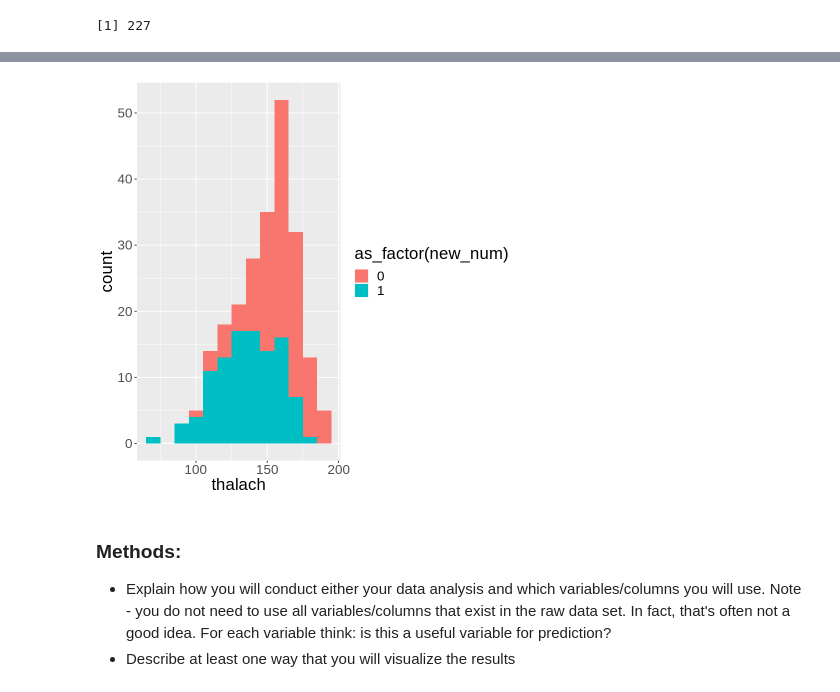
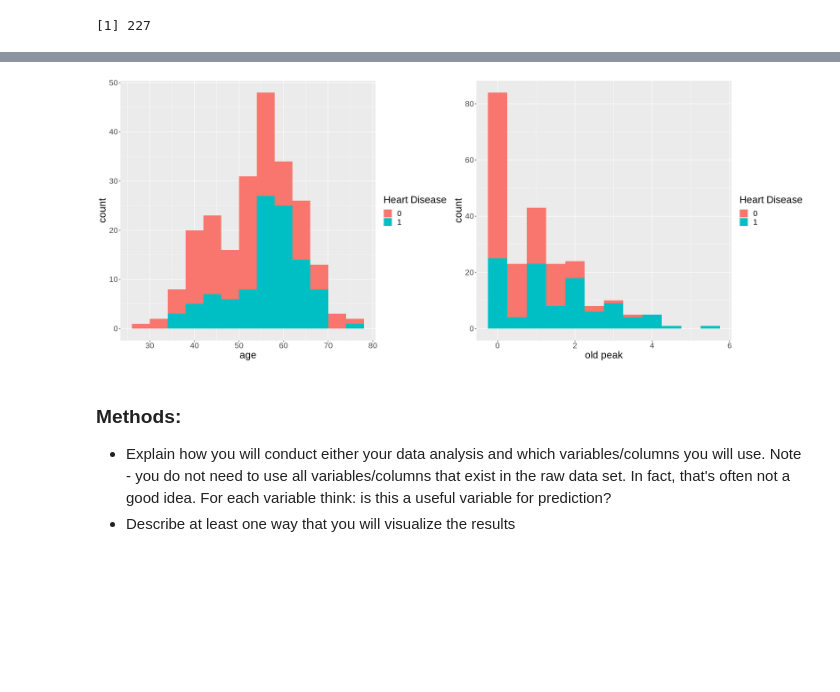
Before and after one commit to sherrii-Xia/DSCI_100_WT2, a Jupyter notebook: project/group_proposal.ipynb, the cells around one changed output, grey strips where cells are left out. Cells and saved outputs as stored; diff of their text form; code cells hidden in the pictures; blank space fills up the shorter version.

```diff
--- a/project/group_proposal.ipynb
+++ b/project/group_proposal.ipynb
@@ -165,6 +159,15 @@ sumOfData
 is.na(hd_train)
 (num_of_missing_columns <- sum(is.na(hd_train)))
 ## Noted that there is no missing value so there is no rows with missing value
+
+
+
+(row_with_question <- hd_train |>
+                    filter(thal == "?"))
+## Noted that there is 2 row with "?" in variable thal, which means they dont have measurement of the thal
+## We filter out those 2 row in our traning Set
+hd_train <- hd_train |>
+            filter(thal != "?")
 # %% [output]
 A matrix: 227 × 15 of type lgl
 | age | sex | cp | trestbps | chol | fbs | restecg | thalach | exang | oldpeak | slope | ca | ... |
@@ -198,12 +285,21 @@ trestbpsVSchol
 # %%
-thalachVSold_peak <-  hd_train |>
-ggplot(aes(x = thalach, fill = as_factor(new_num))) +
-geom_histogram(binwidth = 10) +
-labs(x = "thalach") +
+
+#options(repr.plot.width = 9,repr.plot.height =8)
+
+historgram_age <- hd_train |>
+ggplot(aes(x = age,  fill = as_factor(new_num))) +
+geom_histogram(binwidth = 4) +
+labs(x = "age", fill = "Heart Disease") +
 theme(text = element_text(size = 20))
-thalachVSold_peak
+
+historgram_oldpeak <- hd_train |>
+ggplot(aes(x = oldpeak,  fill = as_factor(new_num))) +
+geom_histogram(binwidth = 0.5) +
+labs(x = "old peak", fill = "Heart Disease") +
+theme(text = element_text(size = 20))
+plot_grid(historgram_age, historgram_oldpeak,nrow = 1)
 # %% [output]
-[figure, old version]
+[figure, new version]
 # %% [markdown]
 ### Methods:
 - Explain how you will conduct either your data analysis and which variables/columns you will use. Note - you do not need to use all variables/columns that exist in the raw data set. In fact, that's often not a good idea. For each variable think: is this a useful variable for prediction?
```
Also changed, not shown: parts of 8 cells of this notebook.
